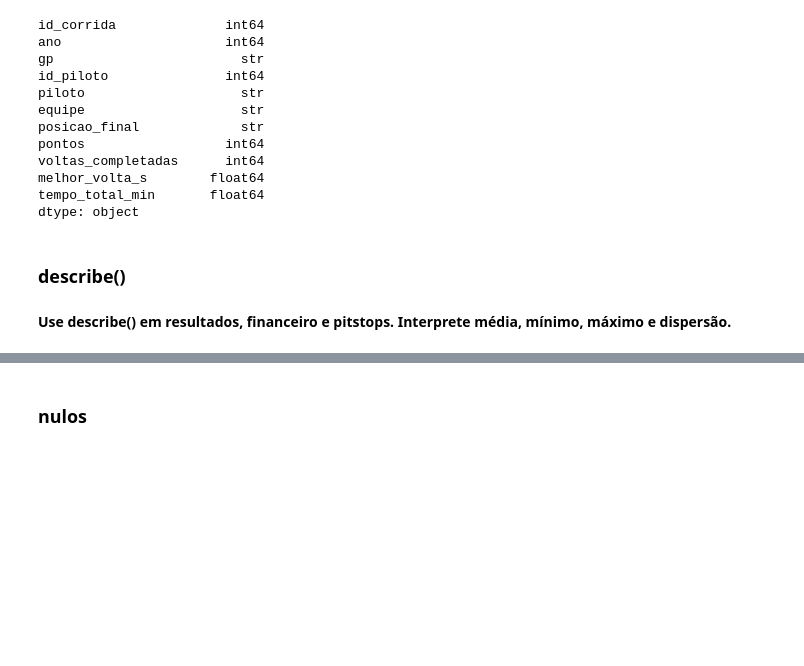
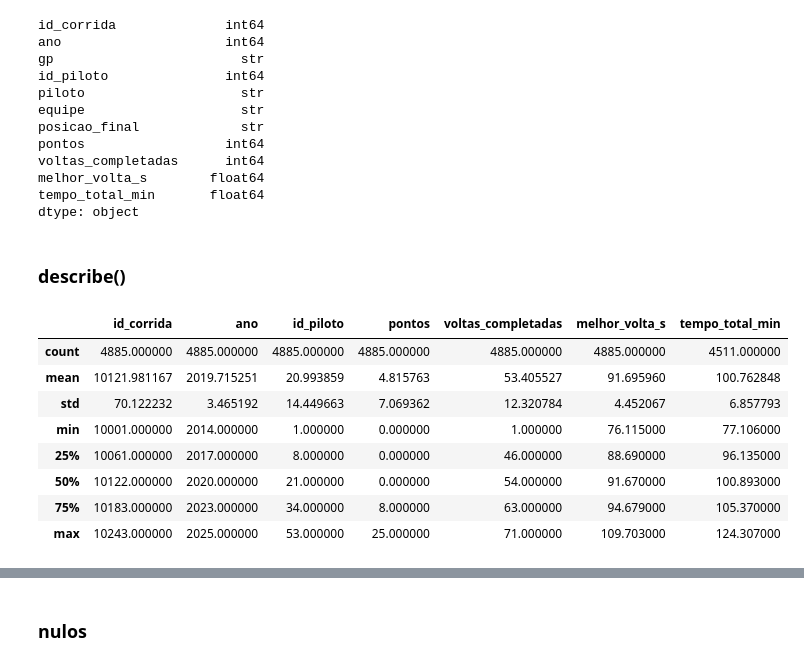
Before and after one commit to Somutt/revisao_py, a Jupyter notebook: 02_data_analysis/pandas_f1.ipynb, the cells around one changed output, grey strips where cells are left out. Cells and saved outputs as stored; diff of their text form; code cells hidden in the pictures; blank space fills up the shorter version.

```diff
--- a/02_data_analysis/pandas_f1.ipynb
+++ b/02_data_analysis/pandas_f1.ipynb
@@ -377,7 +377,15 @@ tempo_total_min       float64
 dtype: object
 # %% [markdown]
 ### describe()
-# %% [markdown]
-**Use **describe()** em **resultados**, **financeiro** e **pitstops**. Interprete média, mínimo, máximo e dispersão.**
 # %%
-# Escreva sua resposta aqui
+resultados_df.describe()
+# %% [output]
+|  | id_corrida | ano | id_piloto | pontos | voltas_completadas | melhor_volta_s | tempo_total_min |
+| count | 4885.000000 | 4885.000000 | 4885.000000 | 4885.000000 | 4885.000000 | 4885.000000 | 4511.000000 |
+| mean | 10121.981167 | 2019.715251 | 20.993859 | 4.815763 | 53.405527 | 91.695960 | 100.762848 |
+| std | 70.122232 | 3.465192 | 14.449663 | 7.069362 | 12.320784 | 4.452067 | 6.857793 |
+| min | 10001.000000 | 2014.000000 | 1.000000 | 0.000000 | 1.000000 | 76.115000 | 77.106000 |
+| 25% | 10061.000000 | 2017.000000 | 8.000000 | 0.000000 | 46.000000 | 88.690000 | 96.135000 |
+| 50% | 10122.000000 | 2020.000000 | 21.000000 | 0.000000 | 54.000000 | 91.670000 | 100.893000 |
+| 75% | 10183.000000 | 2023.000000 | 34.000000 | 8.000000 | 63.000000 | 94.679000 | 105.370000 |
+| max | 10243.000000 | 2025.000000 | 53.000000 | 25.000000 | 71.000000 | 109.703000 | 124.307000 |
```
Also changed, not shown: parts of 9 cells of this notebook.
